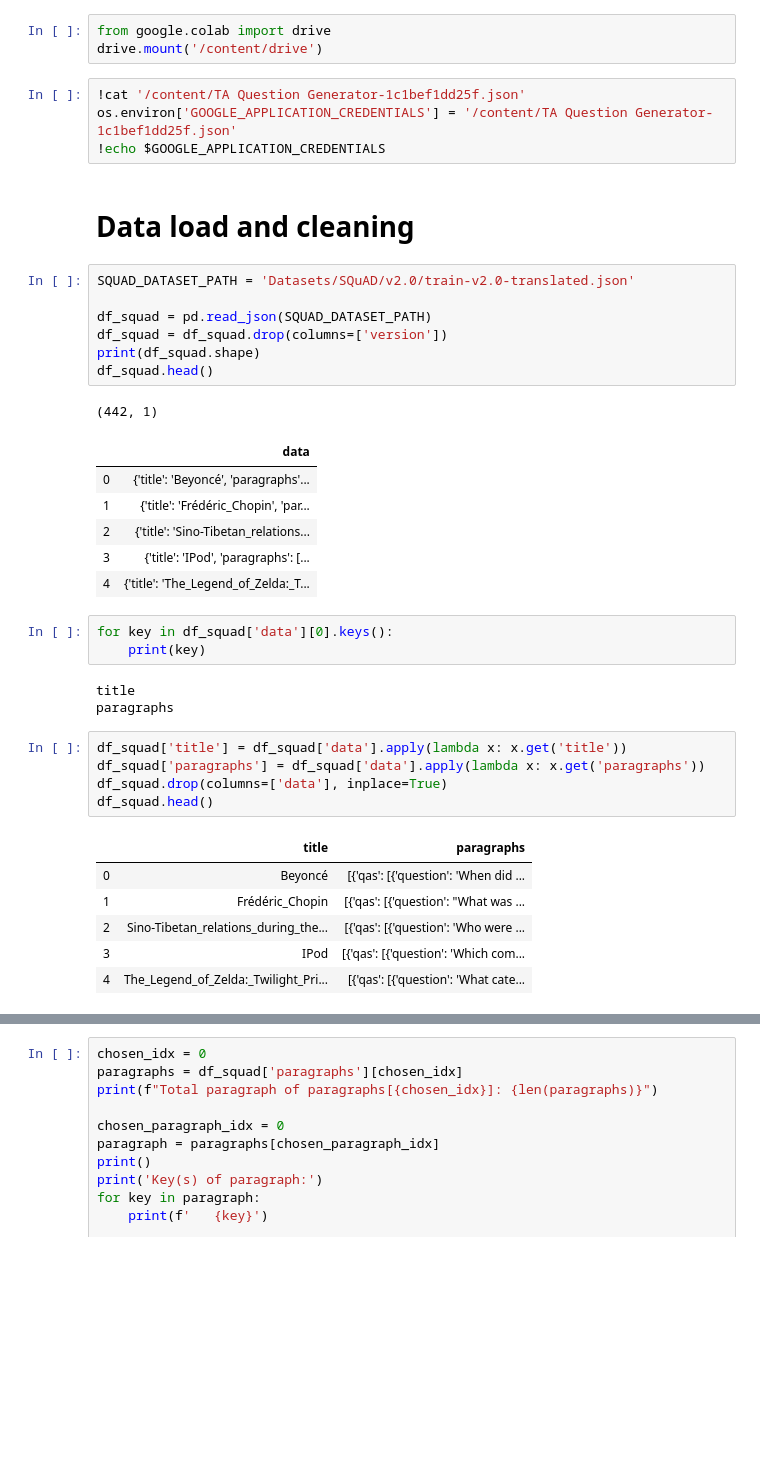
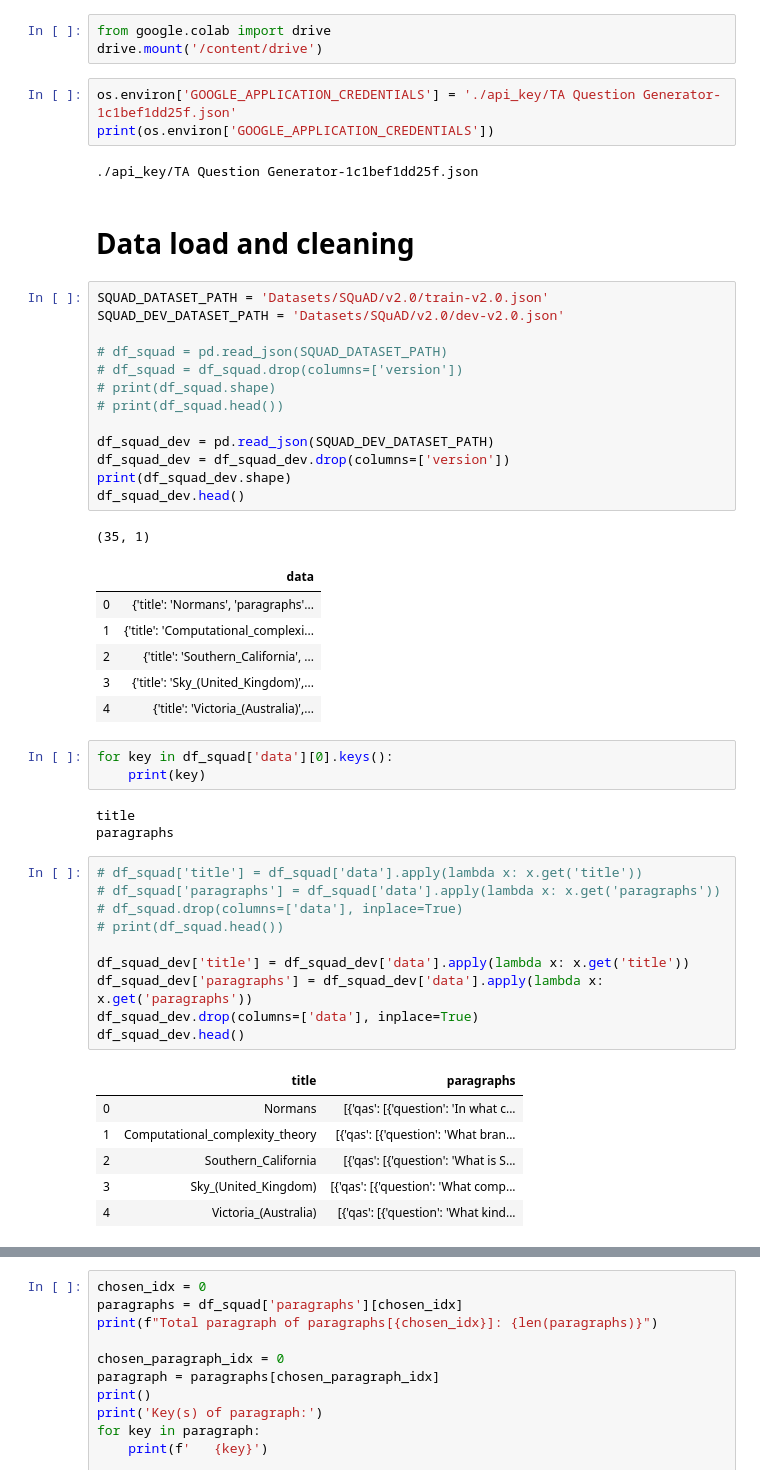
Before and after one commit to FerdiantJoshua/question-generator, a Jupyter notebook: Translate_SQuAD_v2_0.ipynb, the cells around one changed output, grey strips where cells are left out. Drawn from its saved outputs; the diff is of its cells as text; blank space fills up the shorter version.

```diff
--- a/Translate_SQuAD_v2_0.ipynb
+++ b/Translate_SQuAD_v2_0.ipynb
@@ -16,26 +14,33 @@ import time
 from google.colab import drive
 drive.mount('/content/drive')
 # %%
-!cat '/content/TA Question Generator-1c1bef1dd25f.json'
-os.environ['GOOGLE_APPLICATION_CREDENTIALS'] = '/content/TA Question Generator-1c1bef1dd25f.json'
-!echo $GOOGLE_APPLICATION_CREDENTIALS
+os.environ['GOOGLE_APPLICATION_CREDENTIALS'] = './api_key/TA Question Generator-1c1bef1dd25f.json'
+print(os.environ['GOOGLE_APPLICATION_CREDENTIALS'])
+# %% [output]
+./api_key/TA Question Generator-1c1bef1dd25f.json
 # %% [markdown]
 # Data load and cleaning
 # %%
-SQUAD_DATASET_PATH = 'Datasets/SQuAD/v2.0/train-v2.0-translated.json'
+SQUAD_DATASET_PATH = 'Datasets/SQuAD/v2.0/train-v2.0.json'
+SQUAD_DEV_DATASET_PATH = 'Datasets/SQuAD/v2.0/dev-v2.0.json'
 
-df_squad = pd.read_json(SQUAD_DATASET_PATH)
-df_squad = df_squad.drop(columns=['version'])
-print(df_squad.shape)
-df_squad.head()
+# df_squad = pd.read_json(SQUAD_DATASET_PATH)
+# df_squad = df_squad.drop(columns=['version'])
+# print(df_squad.shape)
+# print(df_squad.head())
+
+df_squad_dev = pd.read_json(SQUAD_DEV_DATASET_PATH)
+df_squad_dev = df_squad_dev.drop(columns=['version'])
+print(df_squad_dev.shape)
+df_squad_dev.head()
 # %% [output]
-(442, 1)
+(35, 1)
 |  | data |
-| 0 | {'title': 'Beyoncé', 'paragraphs'... |
-| 1 | {'title': 'Frédéric_Chopin', 'par... |
-| 2 | {'title': 'Sino-Tibetan_relations... |
-| 3 | {'title': 'IPod', 'paragraphs': [... |
-| 4 | {'title': 'The_Legend_of_Zelda:_T... |
+| 0 | {'title': 'Normans', 'paragraphs'... |
+| 1 | {'title': 'Computational_complexi... |
+| 2 | {'title': 'Southern_California', ... |
+| 3 | {'title': 'Sky_(United_Kingdom)',... |
+| 4 | {'title': 'Victoria_(Australia)',... |
 # %%
 for key in df_squad['data'][0].keys():
     print(key)
@@ -43,17 +48,22 @@ for key in df_squad['data'][0].keys():
 title
 paragraphs
 # %%
-df_squad['title'] = df_squad['data'].apply(lambda x: x.get('title'))
-df_squad['paragraphs'] = df_squad['data'].apply(lambda x: x.get('paragraphs'))
-df_squad.drop(columns=['data'], inplace=True)
-df_squad.head()
+# df_squad['title'] = df_squad['data'].apply(lambda x: x.get('title'))
+# df_squad['paragraphs'] = df_squad['data'].apply(lambda x: x.get('paragraphs'))
+# df_squad.drop(columns=['data'], inplace=True)
+# print(df_squad.head())
+
+df_squad_dev['title'] = df_squad_dev['data'].apply(lambda x: x.get('title'))
+df_squad_dev['paragraphs'] = df_squad_dev['data'].apply(lambda x: x.get('paragraphs'))
+df_squad_dev.drop(columns=['data'], inplace=True)
+df_squad_dev.head()
 # %% [output]
 |  | title | paragraphs |
-| 0 | Beyoncé | [{'qas': [{'question': 'When did ... |
-| 1 | Frédéric_Chopin | [{'qas': [{'question': "What was ... |
-| 2 | Sino-Tibetan_relations_during_the... | [{'qas': [{'question': 'Who were ... |
-| 3 | IPod | [{'qas': [{'question': 'Which com... |
-| 4 | The_Legend_of_Zelda:_Twilight_Pri... | [{'qas': [{'question': 'What cate... |
+| 0 | Normans | [{'qas': [{'question': 'In what c... |
+| 1 | Computational_complexity_theory | [{'qas': [{'question': 'What bran... |
+| 2 | Southern_California | [{'qas': [{'question': 'What is S... |
+| 3 | Sky_(United_Kingdom) | [{'qas': [{'question': 'What comp... |
+| 4 | Victoria_(Australia) | [{'qas': [{'question': 'What kind... |
 # %%
 def replace_underscore_with_space(text):
       return text.replace('_', ' ')
```
Also changed, not shown: parts of 18 cells of this notebook.
